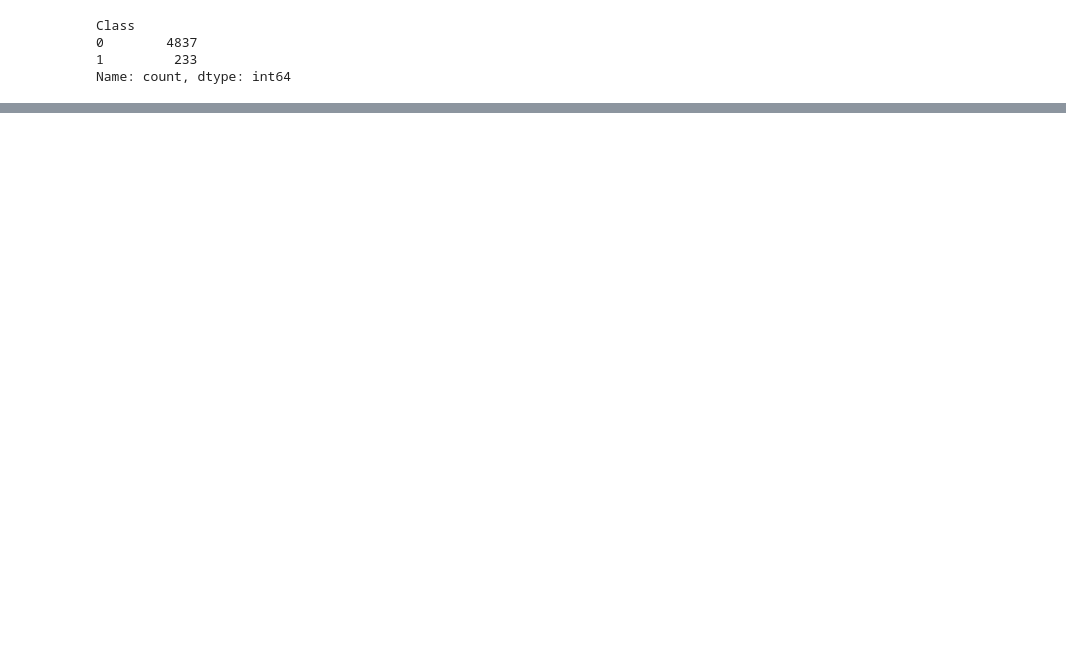
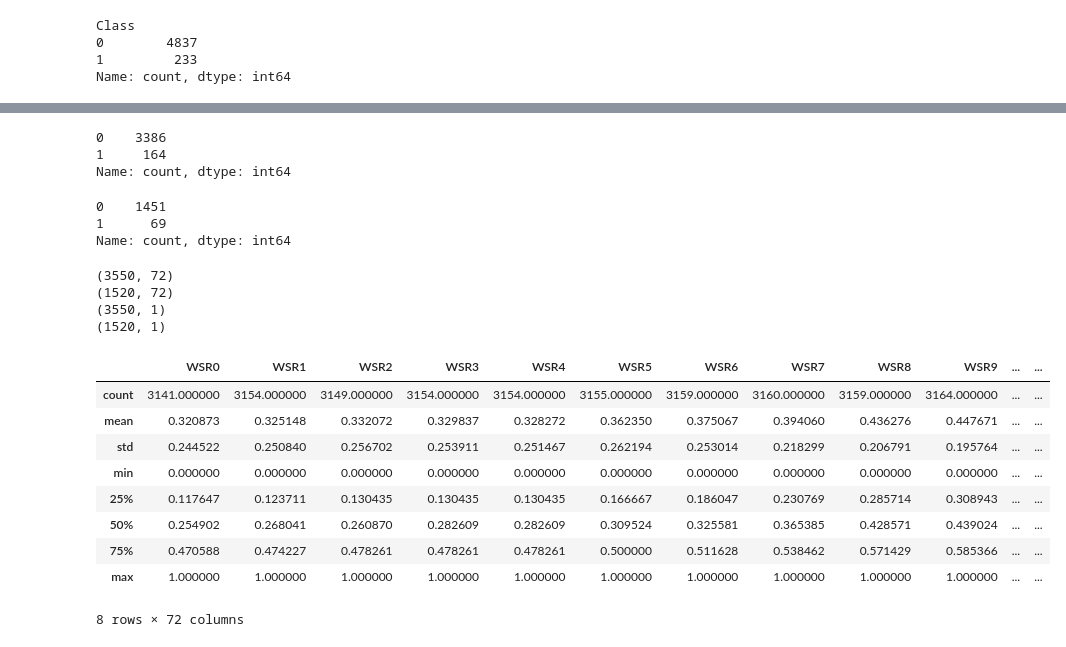
Before and after one commit to rohitkhadka1/5CS037-2024, a Jupyter notebook: Final Coursework/Classification.ipynb, the cells around one changed output, grey strips where cells are left out. Drawn from its saved outputs; the diff is of its cells as text; code cells hidden in the pictures; blank space fills up the shorter version.

```diff
--- a/Final Coursework/Classification.ipynb
+++ b/Final Coursework/Classification.ipynb
@@ -206,0 +344,51 @@ Name: count, dtype: int64
+# %%
+pd.Series(y_train.flatten()).value_counts()
+# %% [output]
+0    3386
+1     164
+Name: count, dtype: int64
+# %%
+pd.Series(y_test.flatten()).value_counts()
+# %% [output]
+0    1451
+1      69
+Name: count, dtype: int64
+# %%
+#Standardize the value using information
+def normalize(df):
+    result = df.copy()
+    for feature_name in df.columns:
+        max_value = df[feature_name].max()
+        min_value = df[feature_name].min()
+        result[feature_name] = (df[feature_name] - min_value) / (max_value - min_value)
+    return result
+
+#Convert the training and testing arrays back to dataframe
+X_train_df = pd.DataFrame(X_train, columns= X.columns)
+X_test_df = pd.DataFrame(X_test, columns = X.columns)
+
+#Apply the normalization
+X_train_normalized = normalize(X_train_df)
+X_test_normalized = normalize(X_test_df)
+print(X_train_normalized.shape)
+print(X_test_normalized.shape)
+print(y_train.shape)
+print(y_test.shape)
+# %% [output]
+(3550, 72)
+(1520, 72)
+(3550, 1)
+(1520, 1)
+# %%
+X_train_normalized.describe()
+# %% [output]
+|  | WSR0 | WSR1 | WSR2 | WSR3 | WSR4 | WSR5 | WSR6 | WSR7 | WSR8 | WSR9 | ... | ... |
+| count | 3141.000000 | 3154.000000 | 3149.000000 | 3154.000000 | 3154.000000 | 3155.000000 | 3159.000000 | 3160.000000 | 3159.000000 | 3164.000000 | ... | ... |
+| mean | 0.320873 | 0.325148 | 0.332072 | 0.329837 | 0.328272 | 0.362350 | 0.375067 | 0.394060 | 0.436276 | 0.447671 | ... | ... |
+| std | 0.244522 | 0.250840 | 0.256702 | 0.253911 | 0.251467 | 0.262194 | 0.253014 | 0.218299 | 0.206791 | 0.195764 | ... | ... |
+| min | 0.000000 | 0.000000 | 0.000000 | 0.000000 | 0.000000 | 0.000000 | 0.000000 | 0.000000 | 0.000000 | 0.000000 | ... | ... |
+| 25% | 0.117647 | 0.123711 | 0.130435 | 0.130435 | 0.130435 | 0.166667 | 0.186047 | 0.230769 | 0.285714 | 0.308943 | ... | ... |
+| 50% | 0.254902 | 0.268041 | 0.260870 | 0.282609 | 0.282609 | 0.309524 | 0.325581 | 0.365385 | 0.428571 | 0.439024 | ... | ... |
+| 75% | 0.470588 | 0.474227 | 0.478261 | 0.478261 | 0.478261 | 0.500000 | 0.511628 | 0.538462 | 0.571429 | 0.585366 | ... | ... |
+| max | 1.000000 | 1.000000 | 1.000000 | 1.000000 | 1.000000 | 1.000000 | 1.000000 | 1.000000 | 1.000000 | 1.000000 | ... | ... |
+8 rows × 72 columns
```
Also changed, not shown: parts of 21 cells of this notebook.
